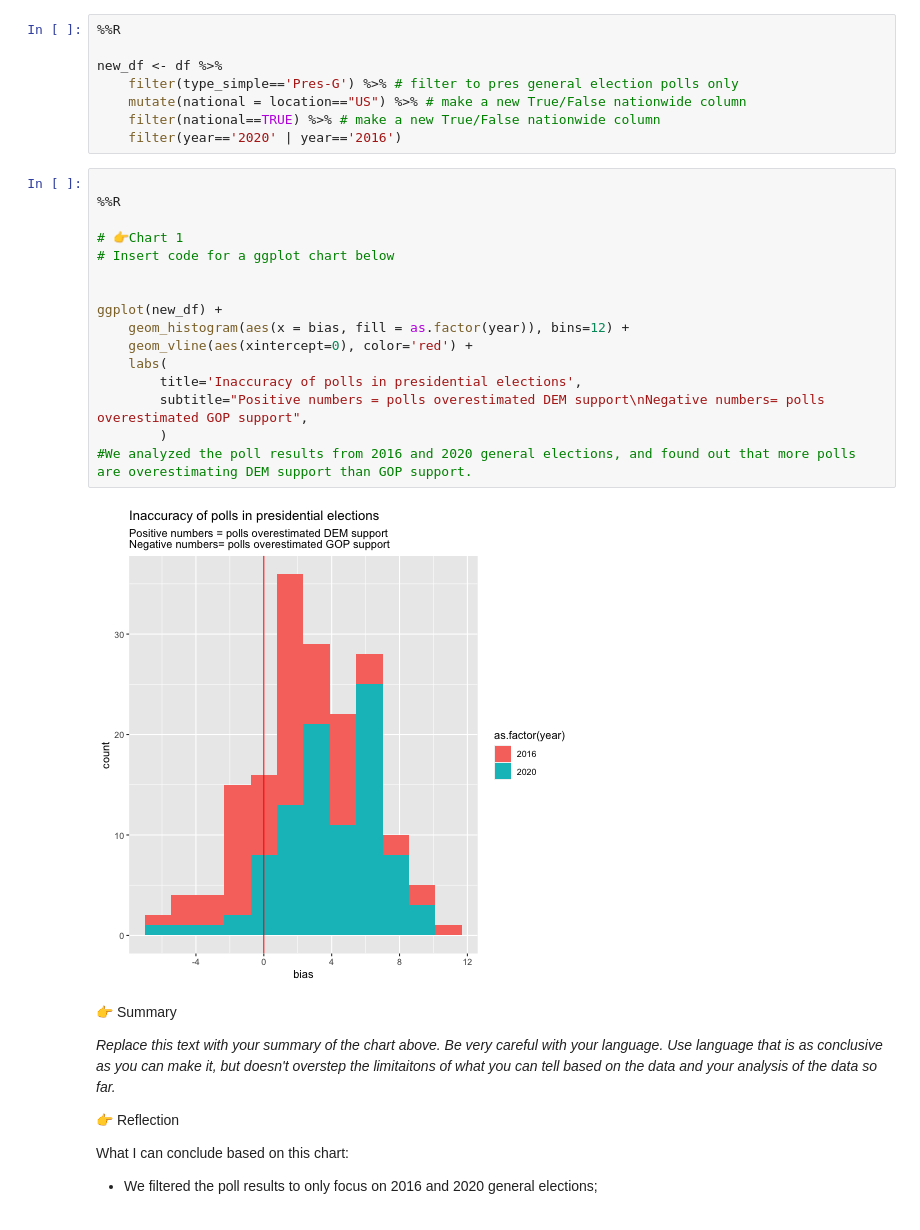
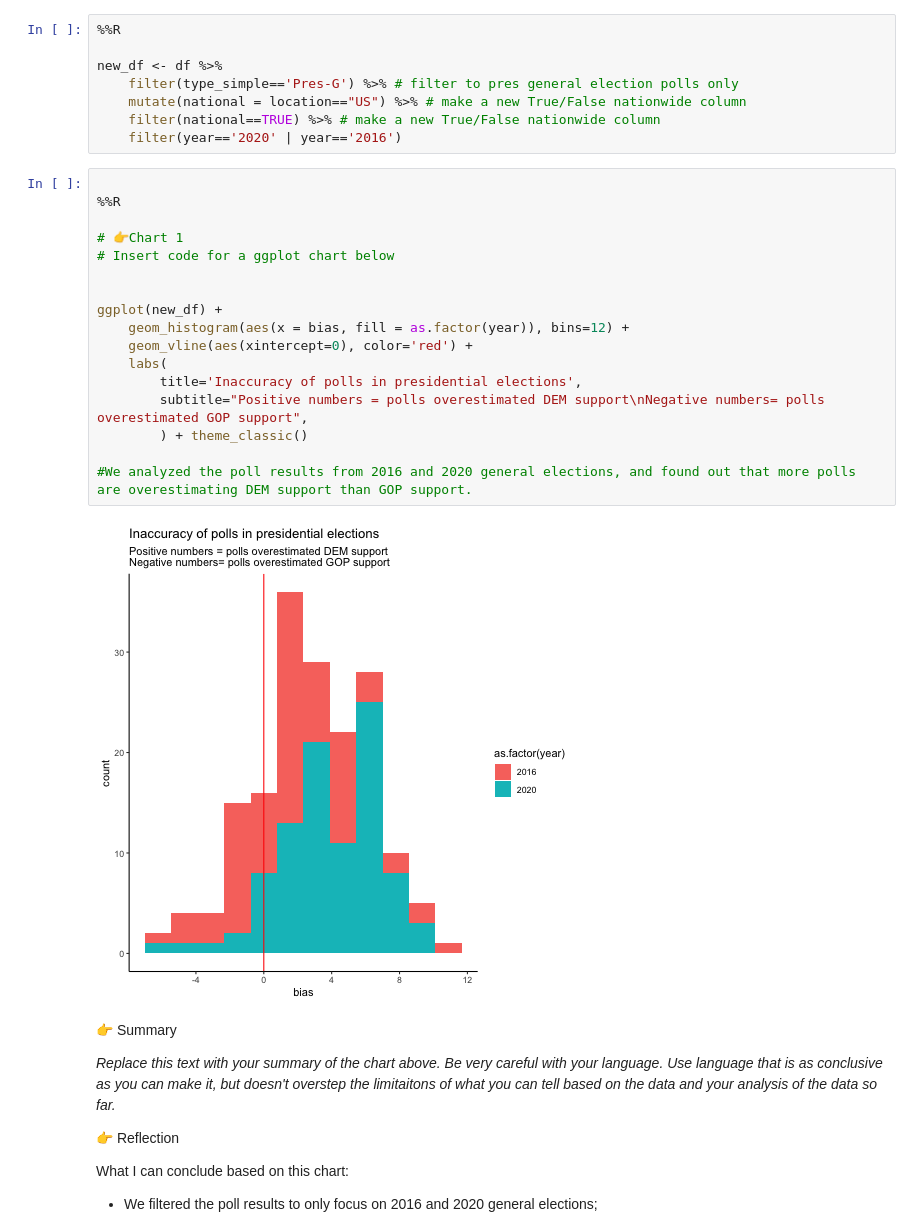
Before and after one commit to data4news-students/polling-exploration-srm-yx, a Jupyter notebook: notebook-4.ipynb, the cells around one changed output. Drawn from its saved outputs; the diff is of its cells as text.

```diff
--- a/notebook-4.ipynb
+++ b/notebook-4.ipynb
@@ -107,21 +107,22 @@ new_df <- df %>%
 # %%
 
 %%R
 
 # 👉Chart 1
 # Insert code for a ggplot chart below
 
 
 ggplot(new_df) +
     geom_histogram(aes(x = bias, fill = as.factor(year)), bins=12) +
     geom_vline(aes(xintercept=0), color='red') +
     labs(
         title='Inaccuracy of polls in presidential elections',
         subtitle="Positive numbers = polls overestimated DEM support\nNegative numbers= polls overestimated GOP support",
-        )
+        ) + theme_classic()
+
 #We analyzed the poll results from 2016 and 2020 general elections, and found out that more polls are overestimating DEM support than GOP support.
 # %% [output]
-[figure, old version]
+[figure, new version]
 # %% [markdown]
 👉 Summary
 
```
Also changed, not shown: parts of 5 cells of this notebook.
